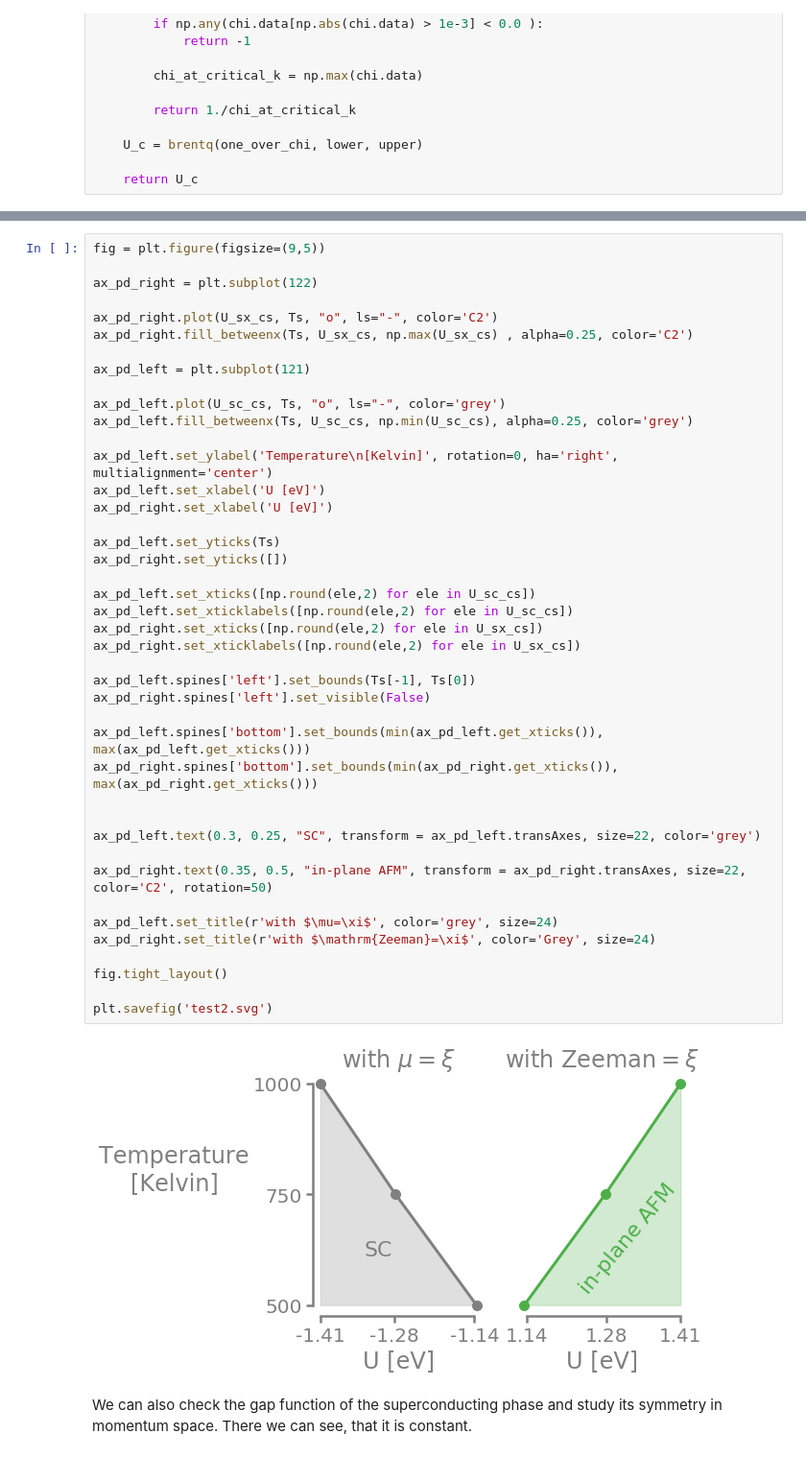
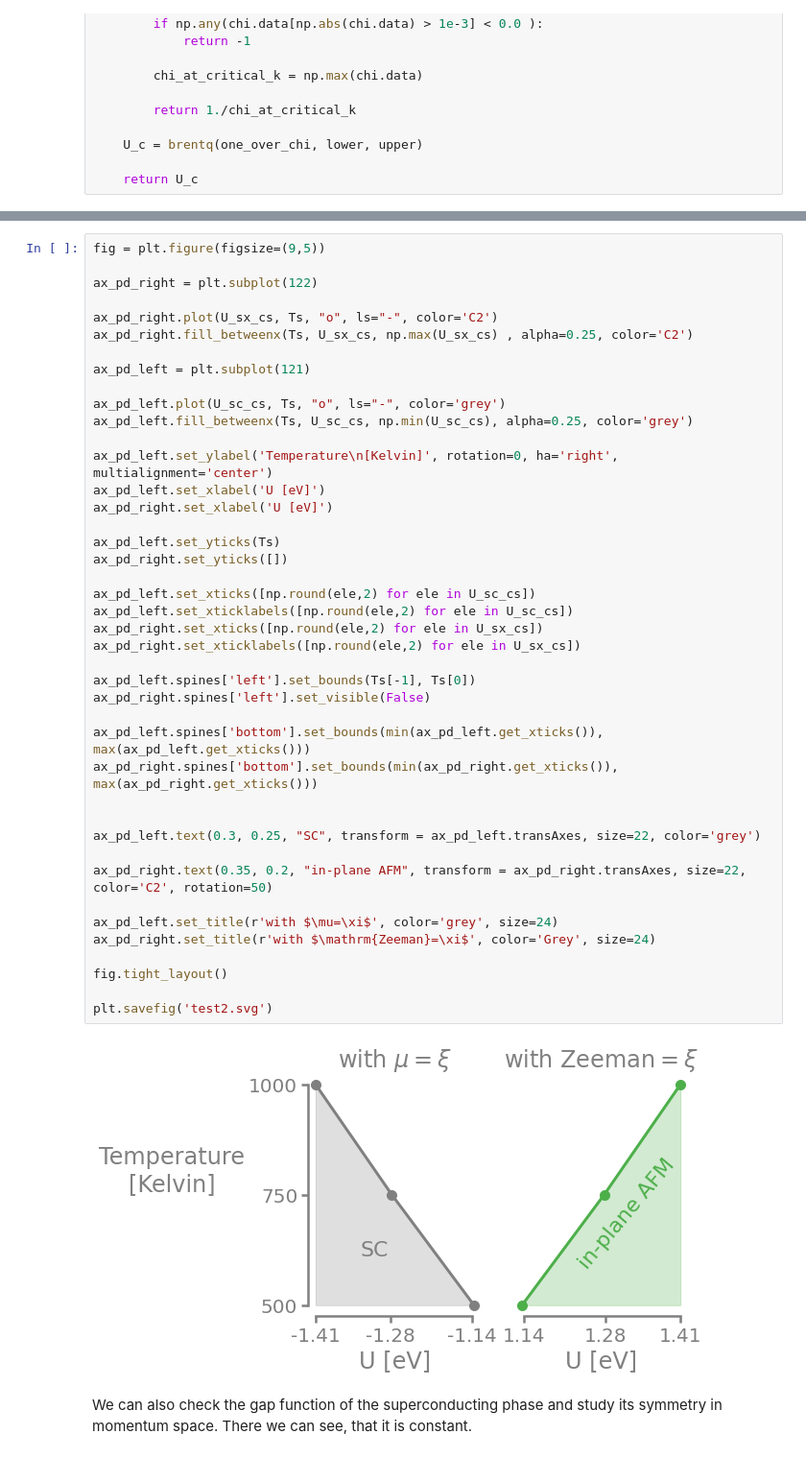
Before and after one commit to TRIQS/tprf, a Jupyter notebook: benchmark/eliashberg/particle_hole_transformation/PHT_Hubbard_Model.ipynb, the cells around one changed output, grey strips where cells are left out. Shown at 96% size. Saved outputs shown, nothing was run; the diff lists cells and outputs as text.

```diff
--- a/benchmark/eliashberg/particle_hole_transformation/PHT_Hubbard_Model.ipynb
+++ b/benchmark/eliashberg/particle_hole_transformation/PHT_Hubbard_Model.ipynb
@@ -928,35 +1059,35 @@ ax_pd_left.fill_betweenx(Ts, U_sc_cs, np.min(U_sc_cs), alpha=0.25, color='grey')
 
 ax_pd_left.set_ylabel('Temperature\n[Kelvin]', rotation=0, ha='right', multialignment='center')
 ax_pd_left.set_xlabel('U [eV]')
 ax_pd_right.set_xlabel('U [eV]')
 
 ax_pd_left.set_yticks(Ts)
 ax_pd_right.set_yticks([])
 
 ax_pd_left.set_xticks([np.round(ele,2) for ele in U_sc_cs])
 ax_pd_left.set_xticklabels([np.round(ele,2) for ele in U_sc_cs])
 ax_pd_right.set_xticks([np.round(ele,2) for ele in U_sx_cs])
 ax_pd_right.set_xticklabels([np.round(ele,2) for ele in U_sx_cs])
 
 ax_pd_left.spines['left'].set_bounds(Ts[-1], Ts[0])
 ax_pd_right.spines['left'].set_visible(False)
 
 ax_pd_left.spines['bottom'].set_bounds(min(ax_pd_left.get_xticks()), max(ax_pd_left.get_xticks()))
 ax_pd_right.spines['bottom'].set_bounds(min(ax_pd_right.get_xticks()), max(ax_pd_right.get_xticks()))
 
 
 ax_pd_left.text(0.3, 0.25, "SC", transform = ax_pd_left.transAxes, size=22, color='grey')
 
-ax_pd_right.text(0.35, 0.5, "in-plane AFM", transform = ax_pd_right.transAxes, size=22, color='C2', rotation=50)
+ax_pd_right.text(0.35, 0.2, "in-plane AFM", transform = ax_pd_right.transAxes, size=22, color='C2', rotation=50)
 
 ax_pd_left.set_title(r'with $\mu=\xi$', color='grey', size=24)
 ax_pd_right.set_title(r'with $\mathrm{Zeeman}=\xi$', color='Grey', size=24)
 
 fig.tight_layout()
 
 plt.savefig('test2.svg')
 # %% [output]
-[figure, old version]
+[figure, new version]
 # %% [markdown]
 We can also check the gap function of the superconducting phase and study its symmetry in momentum space.
 There we can see, that it is constant.
```
Also changed, not shown: parts of 24 cells of this notebook, 16 other files.
